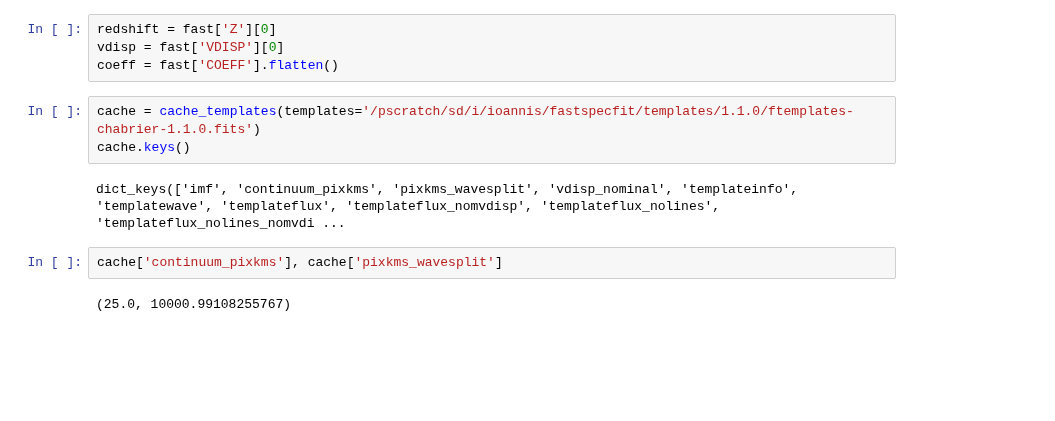
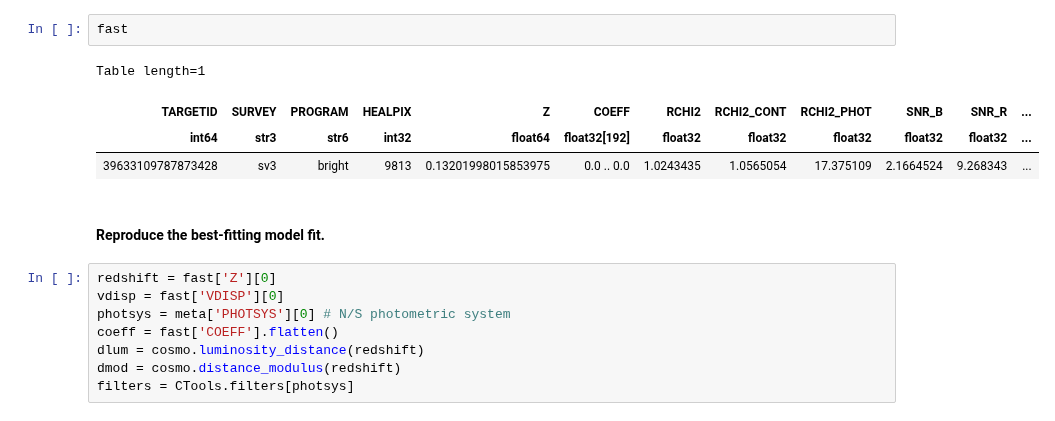
Before and after one commit to desihub/fastspecfit, a Jupyter notebook: doc/nb/tutorial-kcorrections.ipynb, the cells around one changed output. Cells and saved outputs as stored; diff of their text form; blank space fills up the shorter version.

```diff
--- a/doc/nb/tutorial-kcorrections.ipynb
+++ b/doc/nb/tutorial-kcorrections.ipynb
@@ -13,13 +118,17 @@ INFO:io.py:1798:read_fastspecfit: Read 1 object(s) from /global/homes/i/ioannis/
+# %%
+fast
+# %% [output]
+Table length=1
+| TARGETID | SURVEY | PROGRAM | HEALPIX | Z | COEFF | RCHI2 | RCHI2_CONT | RCHI2_PHOT | SNR_B | SNR_R | ... |
+| int64 | str3 | str6 | int32 | float64 | float32[192] | float32 | float32 | float32 | float32 | float32 | ... |
+| 39633109787873428 | sv3 | bright | 9813 | 0.13201998015853975 | 0.0 .. 0.0 | 1.0243435 | 1.0565054 | 17.375109 | 2.1664524 | 9.268343 | ... |
+# %% [markdown]
+#### Reproduce the best-fitting model fit.
 # %%
 redshift = fast['Z'][0]
 vdisp = fast['VDISP'][0]
+photsys = meta['PHOTSYS'][0] # N/S photometric system
 coeff = fast['COEFF'].flatten()
+dlum = cosmo.luminosity_distance(redshift)
+dmod = cosmo.distance_modulus(redshift)
+filters = CTools.filters[photsys]
-# %%
-cache = cache_templates(templates='/pscratch/sd/i/ioannis/fastspecfit/templates/1.1.0/ftemplates-chabrier-1.1.0.fits')
-cache.keys()
-# %% [output]
-dict_keys(['imf', 'continuum_pixkms', 'pixkms_wavesplit', 'vdisp_nominal', 'templateinfo', 'templatewave', 'templateflux', 'templateflux_nomvdisp', 'templateflux_nolines', 'templateflux_nolines_nomvdi ...
-# %%
-cache['continuum_pixkms'], cache['pixkms_wavesplit']
-# %% [output]
-(25.0, 10000.99108255767)
```
Also changed, not shown: parts of 25 cells of this notebook, 1 other file.
